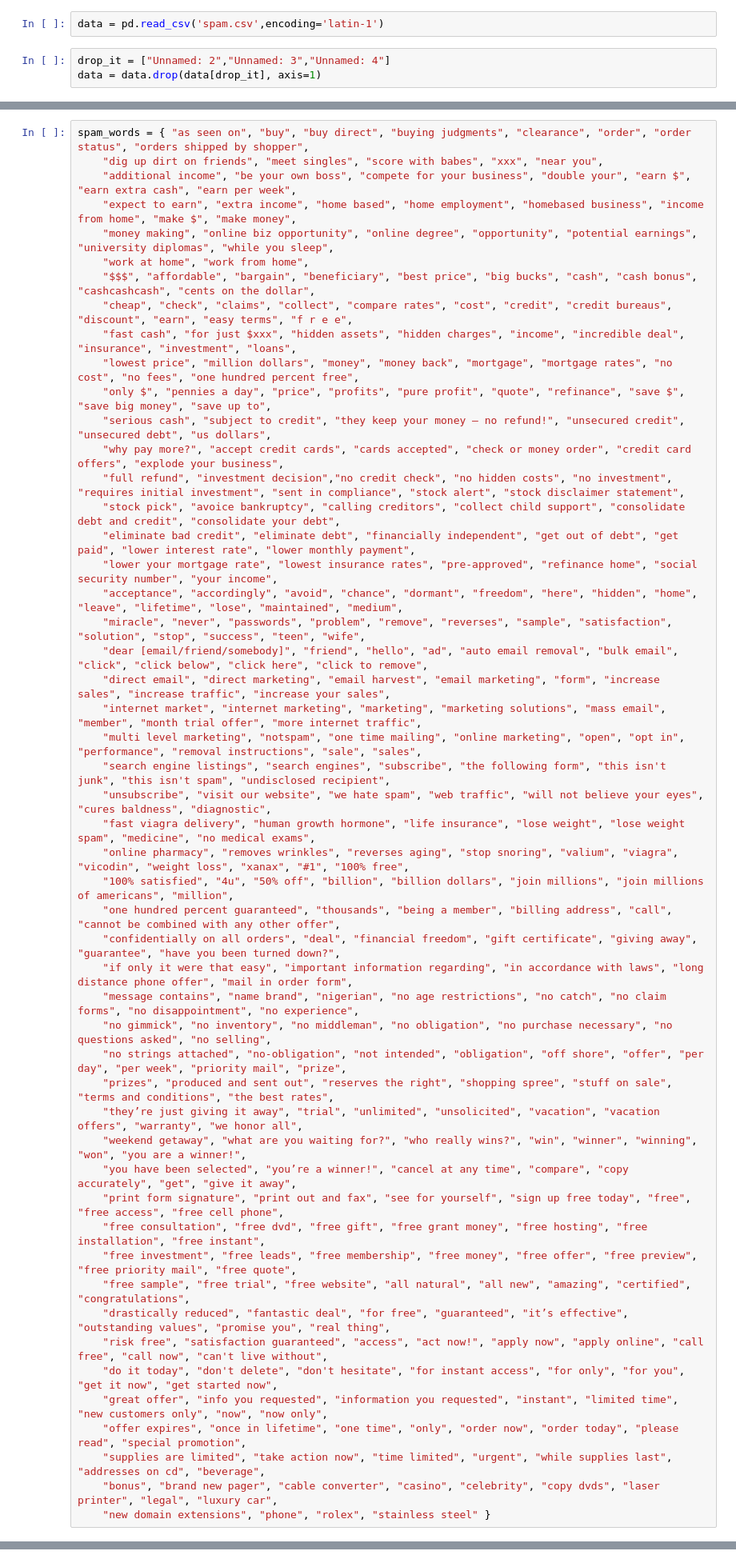
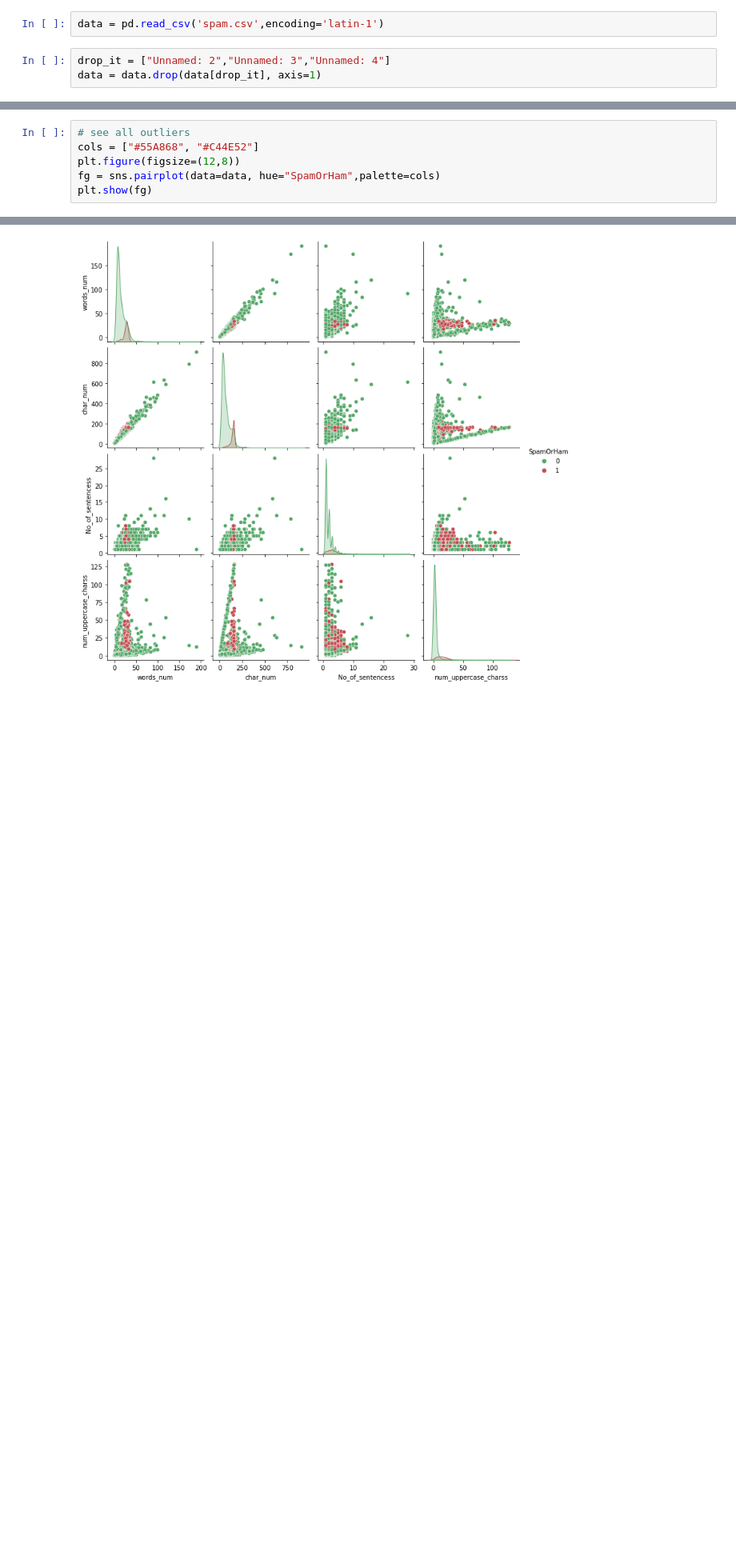
Before and after one commit to RojalM/Spam-filter-Classifier, a Jupyter notebook: Untitled.ipynb, the cells around one changed output, grey strips where cells are left out. Shown: that part at 80% size. Drawn from its saved outputs; the diff is of its cells as text; blank space fills up the shorter version.

```diff
--- a/Untitled.ipynb
+++ b/Untitled.ipynb
@@ -91,53 +100,9 @@ data["No_of_sentencess"] = data["message"].apply(lambda x: len(nltk.sent_tokeniz
 # number of upper characters
 data["num_uppercase_charss"] = data["message"].apply(lambda s: sum(c.isupper() for c in s))
 # %%
-spam_words = { "as seen on", "buy", "buy direct", "buying judgments", "clearance", "order", "order status", "orders shipped by shopper",
-    "dig up dirt on friends", "meet singles", "score with babes", "xxx", "near you",
-    "additional income", "be your own boss", "compete for your business", "double your", "earn $", "earn extra cash", "earn per week",
-    "expect to earn", "extra income", "home based", "home employment", "homebased business", "income from home", "make $", "make money",
-    "money making", "online biz opportunity", "online degree", "opportunity", "potential earnings", "university diplomas", "while you sleep",
-    "work at home", "work from home",
-    "$$$", "affordable", "bargain", "beneficiary", "best price", "big bucks", "cash", "cash bonus", "cashcashcash", "cents on the dollar",
-    "cheap", "check", "claims", "collect", "compare rates", "cost", "credit", "credit bureaus", "discount", "earn", "easy terms", "f r e e",
-    "fast cash", "for just $xxx", "hidden assets", "hidden charges", "income", "incredible deal", "insurance", "investment", "loans",
-    "lowest price", "million dollars", "money", "money back", "mortgage", "mortgage rates", "no cost", "no fees", "one hundred percent free",
-    "only $", "pennies a day", "price", "profits", "pure profit", "quote", "refinance", "save $", "save big money", "save up to",
-    "serious cash", "subject to credit", "they keep your money — no refund!", "unsecured credit", "unsecured debt", "us dollars",
-    "why pay more?", "accept credit cards", "cards accepted", "check or money order", "credit card offers", "explode your business",
-    "full refund", "investment decision","no credit check", "no hidden costs", "no investment", "requires initial investment", "sent in compliance", "stock alert", "stock disclaimer statement",
-    "stock pick", "avoice bankruptcy", "calling creditors", "collect child support", "consolidate debt and credit", "consolidate your debt",
-    "eliminate bad credit", "eliminate debt", "financially independent", "get out of debt", "get paid", "lower interest rate", "lower monthly payment",
-    "lower your mortgage rate", "lowest insurance rates", "pre-approved", "refinance home", "social security number", "your income",
-    "acceptance", "accordingly", "avoid", "chance", "dormant", "freedom", "here", "hidden", "home", "leave", "lifetime", "lose", "maintained", "medium",
-    "miracle", "never", "passwords", "problem", "remove", "reverses", "sample", "satisfaction", "solution", "stop", "success", "teen", "wife",
-    "dear [email/friend/somebody]", "friend", "hello", "ad", "auto email removal", "bulk email", "click", "click below", "click here", "click to remove",
-    "direct email", "direct marketing", "email harvest", "email marketing", "form", "increase sales", "increase traffic", "increase your sales",
-    "internet market", "internet marketing", "marketing", "marketing solutions", "mass email", "member", "month trial offer", "more internet traffic",
-    "multi level marketing", "notspam", "one time mailing", "online marketing", "open", "opt in", "performance", "removal instructions", "sale", "sales",
-    "search engine listings", "search engines", "subscribe", "the following form", "this isn't junk", "this isn't spam", "undisclosed recipient",
-    "unsubscribe", "visit our website", "we hate spam", "web traffic", "will not believe your eyes", "cures baldness", "diagnostic",
-    "fast viagra delivery", "human growth hormone", "life insurance", "lose weight", "lose weight spam", "medicine", "no medical exams",
-    "online pharmacy", "removes wrinkles", "reverses aging", "stop snoring", "valium", "viagra", "vicodin", "weight loss", "xanax", "#1", "100% free",
-    "100% satisfied", "4u", "50% off", "billion", "billion dollars", "join millions", "join millions of americans", "million",
-    "one hundred percent guaranteed", "thousands", "being a member", "billing address", "call", "cannot be combined with any other offer",
-    "confidentially on all orders", "deal", "financial freedom", "gift certificate", "giving away", "guarantee", "have you been turned down?",
-    "if only it were that easy", "important information regarding", "in accordance with laws", "long distance phone offer", "mail in order form",
-    "message contains", "name brand", "nigerian", "no age restrictions", "no catch", "no claim forms", "no disappointment", "no experience",
-    "no gimmick", "no inventory", "no middleman", "no obligation", "no purchase necessary", "no questions asked", "no selling",
-    "no strings attached", "no-obligation", "not intended", "obligation", "off shore", "offer", "per day", "per week", "priority mail", "prize",
-    "prizes", "produced and sent out", "reserves the right", "shopping spree", "stuff on sale", "terms and conditions", "the best rates",
-    "they’re just giving it away", "trial", "unlimited", "unsolicited", "vacation", "vacation offers", "warranty", "we honor all",
-    "weekend getaway", "what are you waiting for?", "who really wins?", "win", "winner", "winning", "won", "you are a winner!",
-    "you have been selected", "you’re a winner!", "cancel at any time", "compare", "copy accurately", "get", "give it away",
-    "print form signature", "print out and fax", "see for yourself", "sign up free today", "free", "free access", "free cell phone",
-    "free consultation", "free dvd", "free gift", "free grant money", "free hosting", "free installation", "free instant",
-    "free investment", "free leads", "free membership", "free money", "free offer", "free preview", "free priority mail", "free quote",
-    "free sample", "free trial", "free website", "all natural", "all new", "amazing", "certified", "congratulations",
-    "drastically reduced", "fantastic deal", "for free", "guaranteed", "it’s effective", "outstanding values", "promise you", "real thing",
-    "risk free", "satisfaction guaranteed", "access", "act now!", "apply now", "apply online", "call free", "call now", "can't live without",
-    "do it today", "don't delete", "don't hesitate", "for instant access", "for only", "for you", "get it now", "get started now",
-    "great offer", "info you requested", "information you requested", "instant", "limited time", "new customers only", "now", "now only",
-    "offer expires", "once in lifetime", "one time", "only", "order now", "order today", "please read", "special promotion",
-    "supplies are limited", "take action now", "time limited", "urgent", "while supplies last", "addresses on cd", "beverage",
-    "bonus", "brand new pager", "cable converter", "casino", "celebrity", "copy dvds", "laser printer", "legal", "luxury car",
-    "new domain extensions", "phone", "rolex", "stainless steel" }
+# see all outliers
+cols = ["#55A868", "#C44E52"]
+plt.figure(figsize=(12,8))
+fg = sns.pairplot(data=data, hue="SpamOrHam",palette=cols)
+plt.show(fg)
+# %% [output]
@@ -143,0 +110 @@ spam_words = { "as seen on", "buy", "buy direct", "buying judgments", "clearance
+[figure, added]
```
Also changed, not shown: parts of 23 cells of this notebook.
